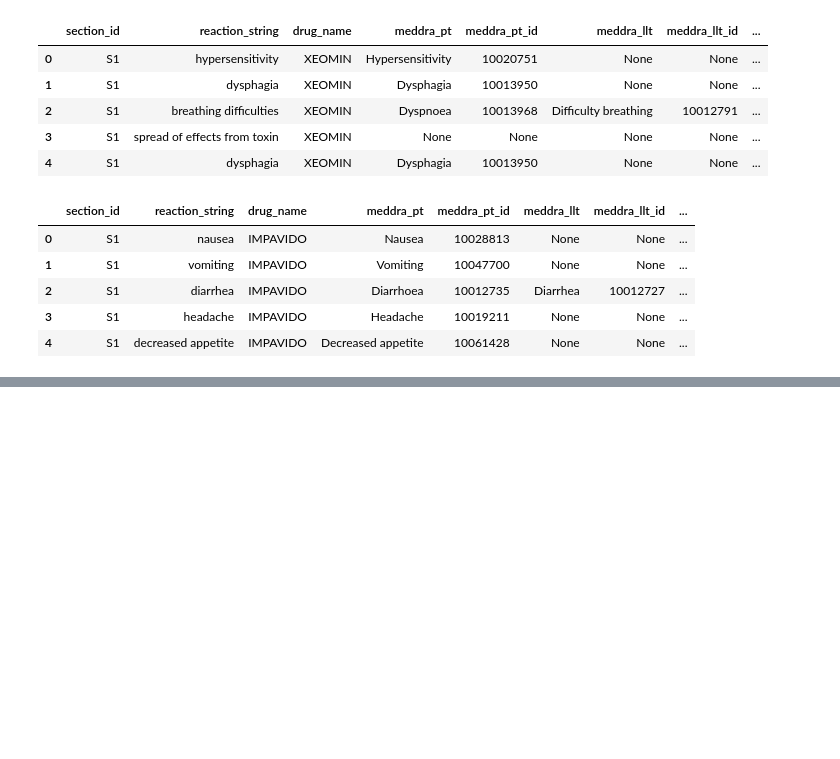
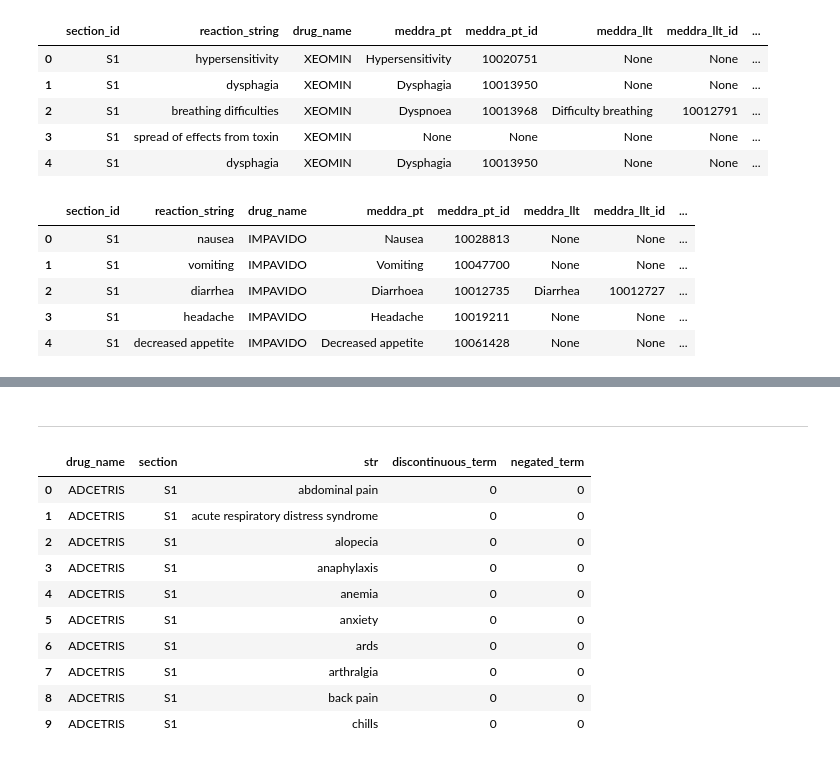
Before and after one commit to tatonetti-lab/onsides-task1, a Jupyter notebook: 1.extract_data.ipynb, the cells around one changed output, grey strips where cells are left out. Cells and saved outputs as stored; diff of their text form; code cells hidden in the pictures; blank space fills up the shorter version.

```diff
--- a/1.extract_data.ipynb
+++ b/1.extract_data.ipynb
@@ -147,0 +306,41 @@ drug_label_text_all.head()
+# %% [markdown]
+---
+# %%
+mentions_all = pd.read_csv(folder+'train_drug_label_mentions.csv')
+mentions_all['discontinuous_term'] = mentions_all['start'].apply(lambda x: 1 if ',' in x else 0)
+relations_all = pd.read_csv(folder+'train_drug_label_relations.csv')
+relations_all = relations_all.merge(mentions_all[['drug_name', 'id', 'type', 'str']],
+                    how='left', left_on=['drug_name', 'arg1'], right_on=['drug_name', 'id'])\
+                             .merge(mentions_all[['drug_name', 'id', 'type', 'str']],
+                    how='left', left_on=['drug_name', 'arg2'], right_on=['drug_name', 'id'])
+relations_all['negated_term'] = relations_all['type_x'].apply(lambda x: 1 if x == 'Negated' else 0)
+relations_all = relations_all[['drug_name', 'arg1', 'str_x', 'negated_term']].sort_values('negated_term', ascending=False).drop_duplicates(['drug_name', 'arg1', 'str_x'], keep = 'first')
+mentions_all = mentions_all.merge(relations_all[['drug_name', 'arg1', 'negated_term']], left_on = ['drug_name', 'id'], right_on = ['drug_name', 'arg1'], how = 'left')
+mentions_all['negated_term'] = mentions_all['negated_term'].fillna(int(0))
+mentions_all['str'] = mentions_all['str'].apply(lambda x: x.lower())
+mentions_all = mentions_all[['drug_name', 'section', 'discontinuous_term', 'negated_term', 'str']].drop_duplicates()
+mentions_all = mentions_all.groupby(['drug_name','section','str'])['discontinuous_term', 'negated_term'].sum().reset_index()
+mentions_all['discontinuous_term'] = mentions_all['discontinuous_term'].apply(lambda x: 1 if x > 0 else 0)
+mentions_all['negated_term'] = mentions_all['negated_term'].apply(lambda x: 1 if x > 0 else 0)
+#######
+drug_label_text_all = pd.read_csv(folder+'train_drug_label_text_manual_ades.csv')
+print(drug_label_text_all.shape[0])
+drug_label_text_all_new = drug_label_text_all.merge(mentions_all,
+                                                    left_on = ['section_id', 'drug_name', 'reaction_string'],
+                                                    right_on = ['section', 'drug_name', 'str'], how = 'left')
+drug_label_text_all_new['meddra_exact_term'] = drug_label_text_all_new.apply(lambda x: 1 if str(x['meddra_pt']).lower() == x['reaction_string'] or str(x['meddra_llt']).lower() == x['reaction_string']
+                                                                             else 0, axis=1)
+drug_label_text_all_new.to_csv(folder+'train_drug_label_text_manual_ades.csv', index=False)
+drug_label_text_all_new.head(10)
+# %% [output]
+|  | drug_name | section | str | discontinuous_term | negated_term |
+| 0 | ADCETRIS | S1 | abdominal pain | 0 | 0 |
+| 1 | ADCETRIS | S1 | acute respiratory distress syndrome | 0 | 0 |
+| 2 | ADCETRIS | S1 | alopecia | 0 | 0 |
+| 3 | ADCETRIS | S1 | anaphylaxis | 0 | 0 |
+| 4 | ADCETRIS | S1 | anemia | 0 | 0 |
+| 5 | ADCETRIS | S1 | anxiety | 0 | 0 |
+| 6 | ADCETRIS | S1 | ards | 0 | 0 |
+| 7 | ADCETRIS | S1 | arthralgia | 0 | 0 |
+| 8 | ADCETRIS | S1 | back pain | 0 | 0 |
+| 9 | ADCETRIS | S1 | chills | 0 | 0 |
```
Also changed, not shown: parts of 12 cells of this notebook, 2 other files.
